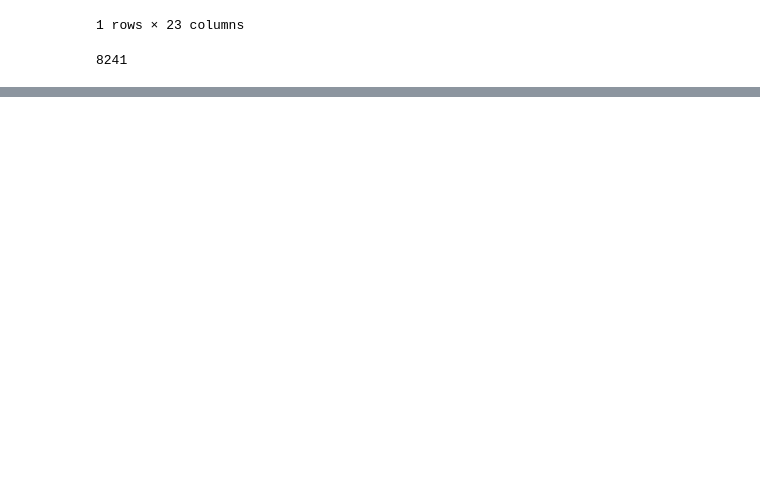
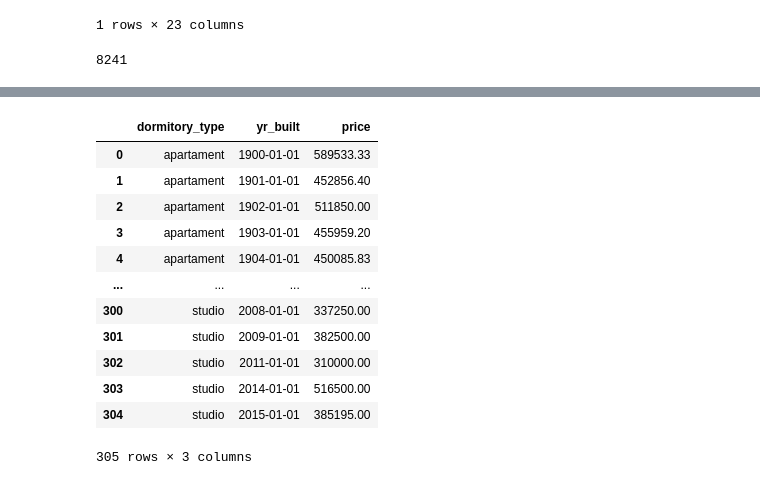
Before and after one commit to djalmarodriguess/Python, a Jupyter notebook: Pandas/House Sales.ipynb, the cells around one changed output, grey strips where cells are left out. Drawn from its saved outputs; the diff is of its cells as text; code cells hidden in the pictures; blank space fills up the shorter version.

```diff
--- a/Pandas/House Sales.ipynb
+++ b/Pandas/House Sales.ipynb
@@ -840,0 +908,16 @@ df[['data', 'price']].groupby('data').sum().plot.bar()
+# %%
+df[['yr_built', 'dormitory_type', 'price']].groupby(['dormitory_type', 'yr_built']).mean().reset_index()
+# %% [output]
+|  | dormitory_type | yr_built | price |
+| 0 | apartament | 1900-01-01 | 589533.33 |
+| 1 | apartament | 1901-01-01 | 452856.40 |
+| 2 | apartament | 1902-01-01 | 511850.00 |
+| 3 | apartament | 1903-01-01 | 455959.20 |
+| 4 | apartament | 1904-01-01 | 450085.83 |
+| ... | ... | ... | ... |
+| 300 | studio | 2008-01-01 | 337250.00 |
+| 301 | studio | 2009-01-01 | 382500.00 |
+| 302 | studio | 2011-01-01 | 310000.00 |
+| 303 | studio | 2014-01-01 | 516500.00 |
+| 304 | studio | 2015-01-01 | 385195.00 |
+305 rows × 3 columns
```
Also changed, not shown: parts of 78 cells of this notebook.
